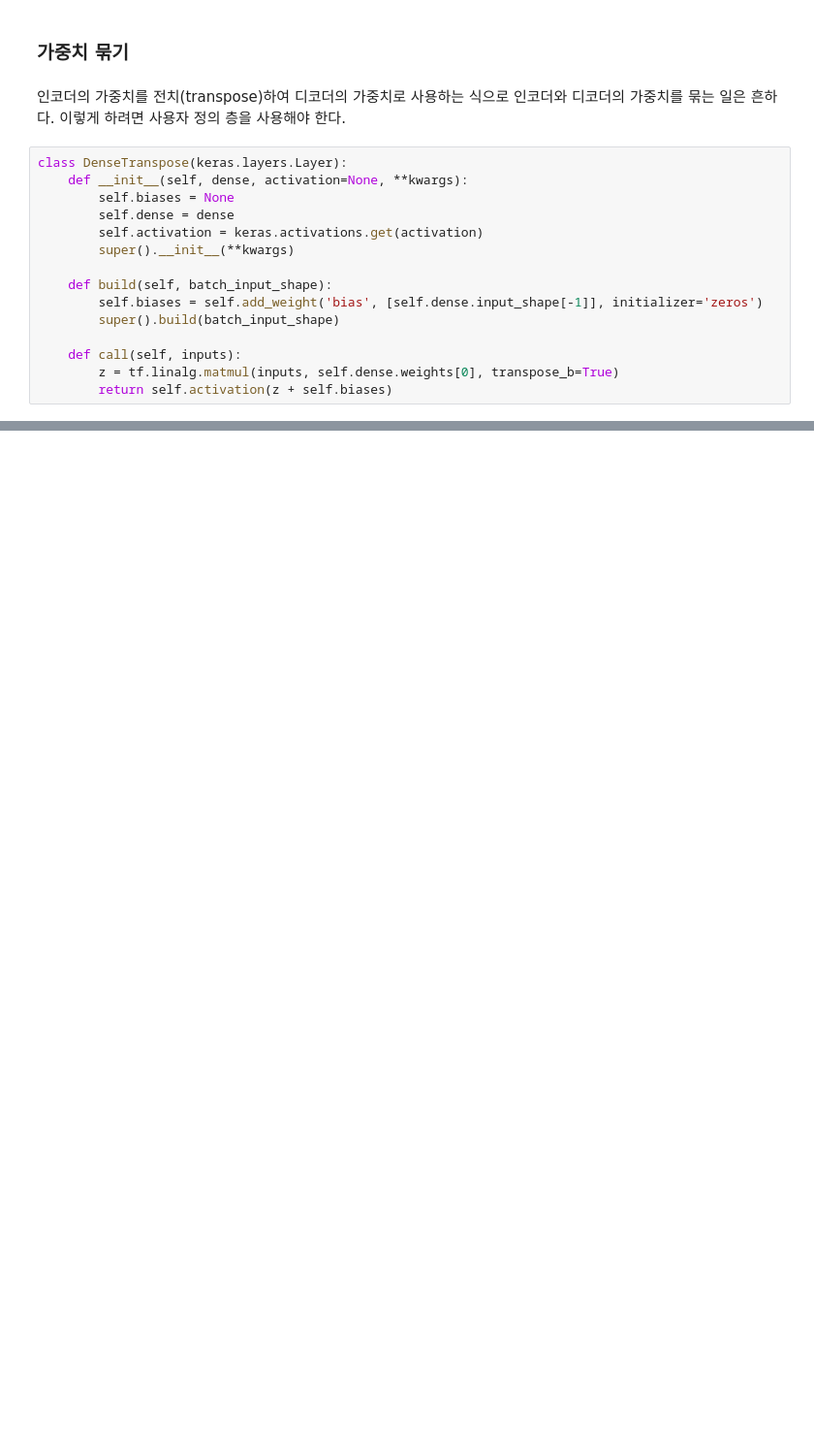
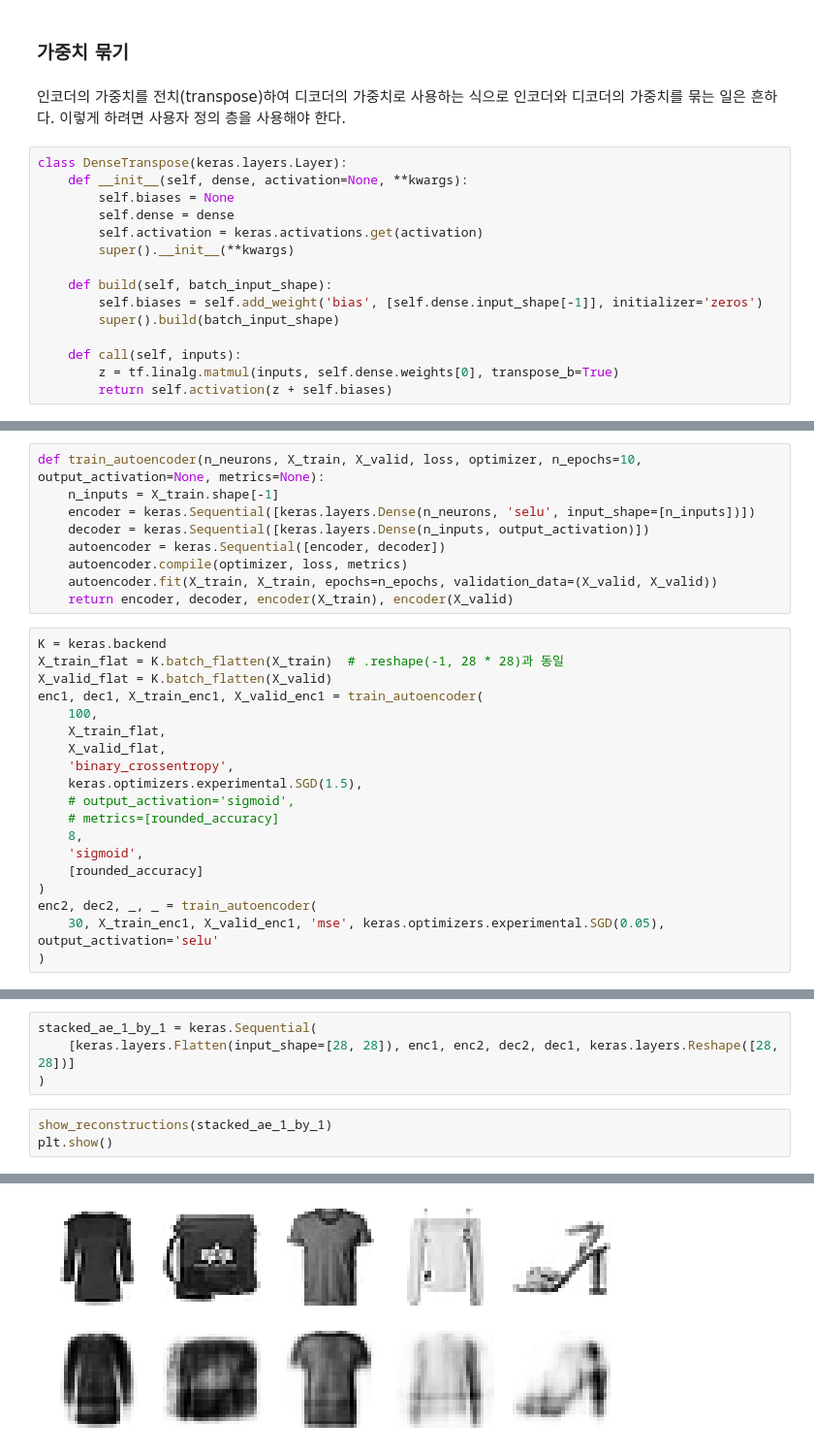
Before and after one commit to r0cd7b/autoencoders_and_gans, a Jupyter notebook: autoencoders_and_gans.ipynb, the cells around one changed output, grey strips where cells are left out. Shown at 97% size. Drawn from its saved outputs; the diff is of its cells as text; blank space fills up the shorter version.

```diff
--- a/autoencoders_and_gans.ipynb
+++ b/autoencoders_and_gans.ipynb
@@ -264,0 +265,28 @@ Epoch 10/10
+# %%
+def train_autoencoder(n_neurons, X_train, X_valid, loss, optimizer, n_epochs=10, output_activation=None, metrics=None):
+    n_inputs = X_train.shape[-1]
+    encoder = keras.Sequential([keras.layers.Dense(n_neurons, 'selu', input_shape=[n_inputs])])
+    decoder = keras.Sequential([keras.layers.Dense(n_inputs, output_activation)])
+    autoencoder = keras.Sequential([encoder, decoder])
+    autoencoder.compile(optimizer, loss, metrics)
+    autoencoder.fit(X_train, X_train, epochs=n_epochs, validation_data=(X_valid, X_valid))
+    return encoder, decoder, encoder(X_train), encoder(X_valid)
+# %%
+K = keras.backend
+X_train_flat = K.batch_flatten(X_train)  # .reshape(-1, 28 * 28)과 동일
+X_valid_flat = K.batch_flatten(X_valid)
+enc1, dec1, X_train_enc1, X_valid_enc1 = train_autoencoder(
+    100,
+    X_train_flat,
+    X_valid_flat,
+    'binary_crossentropy',
+    keras.optimizers.experimental.SGD(1.5),
+    # output_activation='sigmoid',
+    # metrics=[rounded_accuracy]
+    8,
+    'sigmoid',
+    [rounded_accuracy]
+)
+enc2, dec2, _, _ = train_autoencoder(
+    30, X_train_enc1, X_valid_enc1, 'mse', keras.optimizers.experimental.SGD(0.05), output_activation='selu'
+)
@@ -264,0 +311,8 @@ Epoch 10/10
+# %%
+stacked_ae_1_by_1 = keras.Sequential(
+    [keras.layers.Flatten(input_shape=[28, 28]), enc1, enc2, dec2, dec1, keras.layers.Reshape([28, 28])]
+)
+# %%
+show_reconstructions(stacked_ae_1_by_1)
+plt.show()
+# %% [output]
@@ -264,0 +320 @@ Epoch 10/10
+[figure, added]
```
Also changed, not shown: parts of 15 cells of this notebook, 3 other files.
